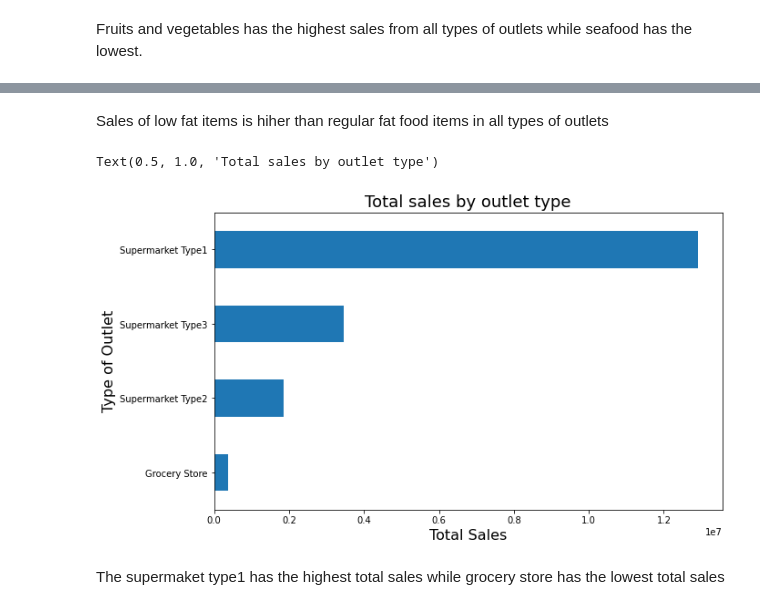
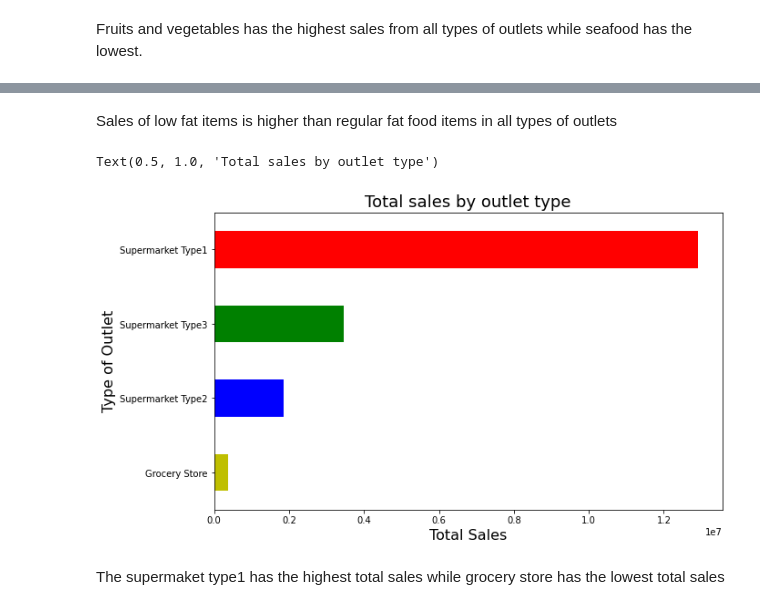
Before and after one commit to sheha919/Coding-Dojo-Project1, a Jupyter notebook: sales_prediction.ipynb, the cells around one changed output, grey strips where cells are left out. Drawn from its saved outputs; the diff is of its cells as text; code cells hidden in the pictures.

```diff
--- a/sales_prediction.ipynb
+++ b/sales_prediction.ipynb
@@ -362,16 +377,16 @@ Text(0.5, 1.0, 'Total sales by fat content')
 # %% [markdown]
-Sales of low fat items is hiher than regular fat food items in all types of outlets
+Sales of low fat items is higher than regular fat food items in all types of outlets
 # %%
 total_sales_byoutlet=df.groupby('Outlet_Type')['Item_Outlet_Sales'].sum().sort_values()
 
 plt.figure(figsize=[10,6])
-total_sales_byoutlet.plot(kind='barh')
+total_sales_byoutlet.plot(kind='barh', color=['y','b','g','r'])
 plt.ylabel('Type of Outlet', fontsize=16)
 plt.xlabel('Total Sales',fontsize=16 )
 plt.title('Total sales by outlet type', fontsize=18)
 # %% [output]
 Text(0.5, 1.0, 'Total sales by outlet type')
-[figure, old version]
+[figure, new version]
 # %% [markdown]
 The supermaket type1 has the highest total sales while grocery store has the lowest total sales
 # %%
```
Also changed, not shown: parts of 7 cells of this notebook.
